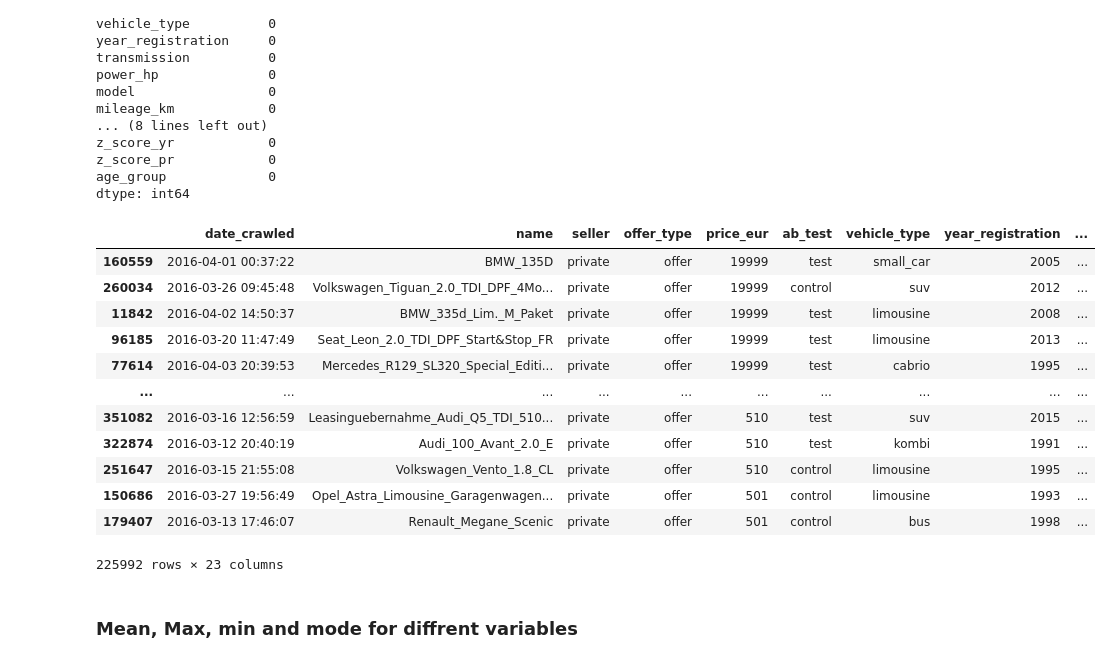
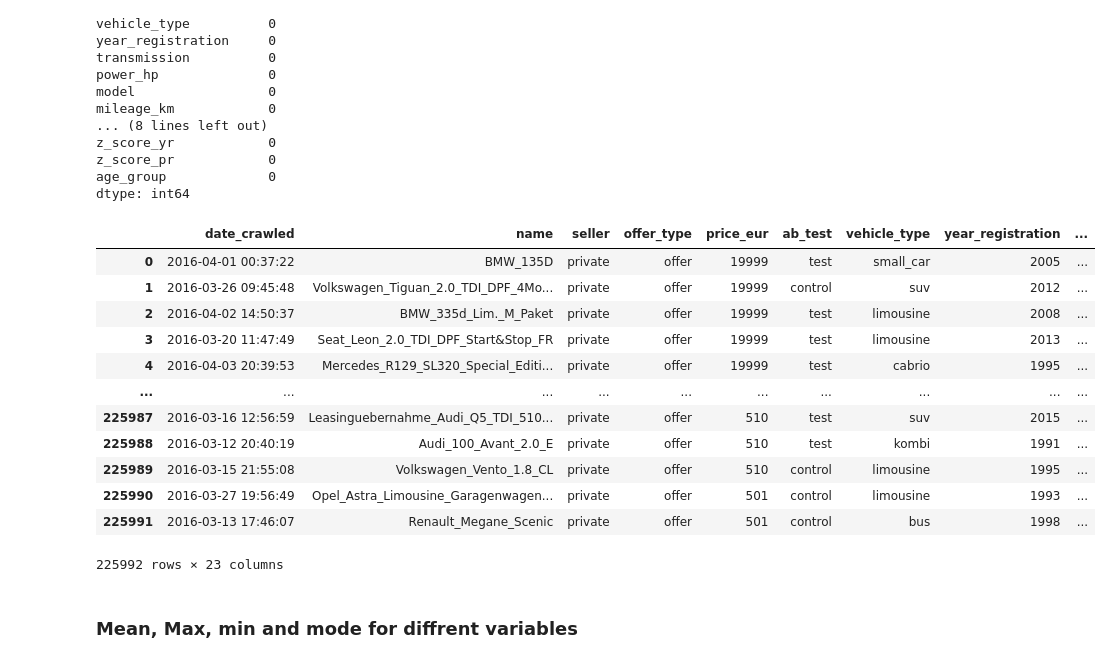
Before and after one commit to ronoevan/Mid-term-Project, a Jupyter notebook: EvansFestus_Mid_Term_Project.ipynb, the cells around one changed output. Saved outputs shown, nothing was run; the diff lists cells and outputs as text; code cells hidden in the pictures.

```diff
--- a/EvansFestus_Mid_Term_Project.ipynb
+++ b/EvansFestus_Mid_Term_Project.ipynb
@@ -140,7 +140,7 @@ warnings.filterwarnings('ignore')
 #https://www.kaggle.com/datasets/sijovm/used-cars-data-from-ebay-kleinanzeigen
 #df = pd.read_csv('autos_random_50k_cleaned.csv')
 #df = pd.read_csv('autos_random_50k.csv', encoding = 'ISO-8859-1')
-df = pd.read_csv('autos.csv', encoding = 'ISO-8859-1')
+#df = pd.read_csv('autos.csv', encoding = 'ISO-8859-1')
 #df = pd.read_csv("https://www.kaggle.com/datasets/sijovm/used-cars-data-from-ebay-kleinanzeigen.csv", encoding = 'ISO-8859-1')
 #print(df)
 
@@ -583,21 +583,22 @@ dtype: int64
 # %%
 #Now have a clean file
 #we can write it to our directory
 #df.to_csv("car_cleaned.csv", index=False)
-#df
+#df = pd.read_csv('car_cleaned.csv', encoding = 'ISO-8859-1')
+df
 # %% [output]
 |  | date_crawled | name | seller | offer_type | price_eur | ab_test | vehicle_type | year_registration | ... |
-| 160559 | 2016-04-01 00:37:22 | BMW_135D | private | offer | 19999 | test | small_car | 2005 | ... |
-| 260034 | 2016-03-26 09:45:48 | Volkswagen_Tiguan_2.0_TDI_DPF_4Mo... | private | offer | 19999 | control | suv | 2012 | ... |
-| 11842 | 2016-04-02 14:50:37 | BMW_335d_Lim._M_Paket | private | offer | 19999 | test | limousine | 2008 | ... |
-| 96185 | 2016-03-20 11:47:49 | Seat_Leon_2.0_TDI_DPF_Start&Stop_FR | private | offer | 19999 | test | limousine | 2013 | ... |
-| 77614 | 2016-04-03 20:39:53 | Mercedes_R129_SL320_Special_Editi... | private | offer | 19999 | test | cabrio | 1995 | ... |
+| 0 | 2016-04-01 00:37:22 | BMW_135D | private | offer | 19999 | test | small_car | 2005 | ... |
+| 1 | 2016-03-26 09:45:48 | Volkswagen_Tiguan_2.0_TDI_DPF_4Mo... | private | offer | 19999 | control | suv | 2012 | ... |
+| 2 | 2016-04-02 14:50:37 | BMW_335d_Lim._M_Paket | private | offer | 19999 | test | limousine | 2008 | ... |
+| 3 | 2016-03-20 11:47:49 | Seat_Leon_2.0_TDI_DPF_Start&Stop_FR | private | offer | 19999 | test | limousine | 2013 | ... |
+| 4 | 2016-04-03 20:39:53 | Mercedes_R129_SL320_Special_Editi... | private | offer | 19999 | test | cabrio | 1995 | ... |
 | ... | ... | ... | ... | ... | ... | ... | ... | ... | ... |
-| 351082 | 2016-03-16 12:56:59 | Leasinguebernahme_Audi_Q5_TDI_510... | private | offer | 510 | test | suv | 2015 | ... |
-| 322874 | 2016-03-12 20:40:19 | Audi_100_Avant_2.0_E | private | offer | 510 | test | kombi | 1991 | ... |
-| 251647 | 2016-03-15 21:55:08 | Volkswagen_Vento_1.8_CL | private | offer | 510 | control | limousine | 1995 | ... |
-| 150686 | 2016-03-27 19:56:49 | Opel_Astra_Limousine_Garagenwagen... | private | offer | 501 | control | limousine | 1993 | ... |
-| 179407 | 2016-03-13 17:46:07 | Renault_Megane_Scenic | private | offer | 501 | control | bus | 1998 | ... |
+| 225987 | 2016-03-16 12:56:59 | Leasinguebernahme_Audi_Q5_TDI_510... | private | offer | 510 | test | suv | 2015 | ... |
+| 225988 | 2016-03-12 20:40:19 | Audi_100_Avant_2.0_E | private | offer | 510 | test | kombi | 1991 | ... |
+| 225989 | 2016-03-15 21:55:08 | Volkswagen_Vento_1.8_CL | private | offer | 510 | control | limousine | 1995 | ... |
+| 225990 | 2016-03-27 19:56:49 | Opel_Astra_Limousine_Garagenwagen... | private | offer | 501 | control | limousine | 1993 | ... |
+| 225991 | 2016-03-13 17:46:07 | Renault_Megane_Scenic | private | offer | 501 | control | bus | 1998 | ... |
 225992 rows × 23 columns
 # %% [markdown]
 ### Mean, Max, min and mode for diffrent variables
```
Also changed, not shown: parts of 6 cells of this notebook.
